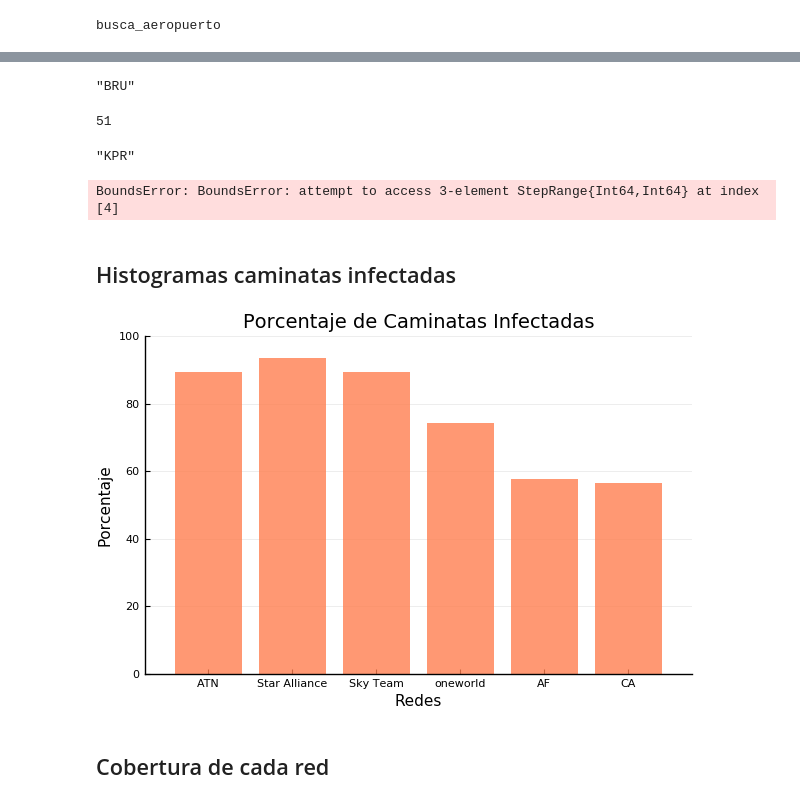
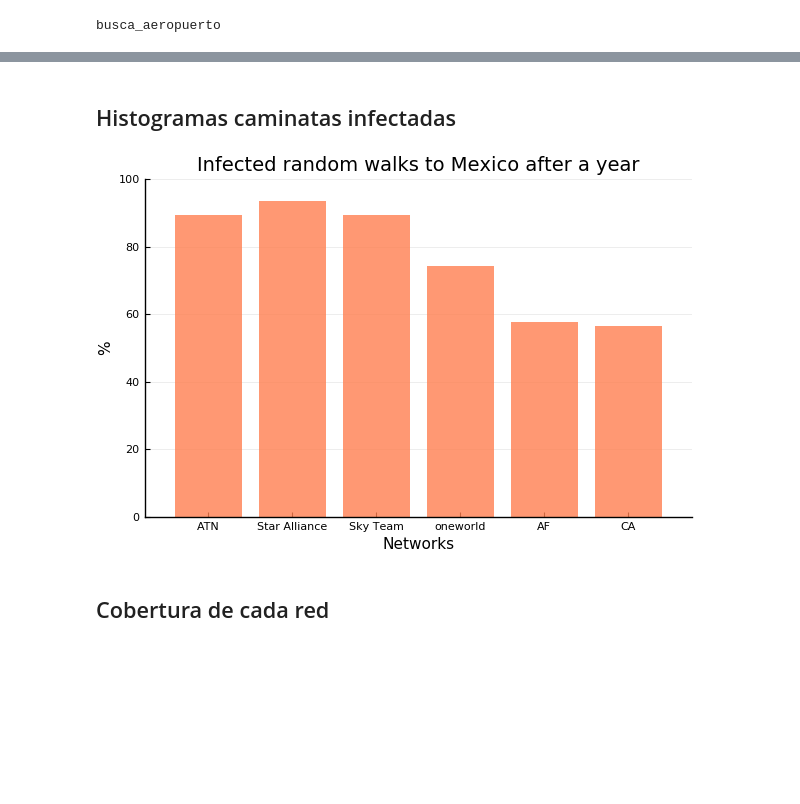
Before and after one commit to Yuriyama/Coronavirus, a Jupyter notebook: Graficas.ipynb, the cells around one changed output, grey strips where cells are left out. Drawn from its saved outputs; the diff is of its cells as text; code cells hidden in the pictures; blank space fills up the shorter version.

```diff
--- a/Graficas.ipynb
+++ b/Graficas.ipynb
@@ -380,5 +238,0 @@ DMS
-# %%
-x = collect(0:1:1000)
-y = DMS
-df = hcat(x,y)
-df = convert(DataFrame, df)
@@ -594,5 +238,0 @@ DMS2
-# %%
-x = collect(0:1:1000)
-y = DMS2
-df2 = hcat(x,y)
-df2 = convert(DataFrame, df2)
@@ -1016,41 +239,23 @@ nn = readdlm("/Users/yuriko/Downloads/codejulia/datart/EU/caminatas/nombres/EU_W
-# %%
-nn[1,101]
-# %% [output]
-"BRU"
-# %%
-findfirst(x -> x == " ", nn[2,:])
-# %% [output]
-51
-# %%
-nn[2,50]
-# %% [output]
-"KPR"
-# %%
-bh=1:100:236
-bh[4]
-# %% [output]
-BoundsError: BoundsError: attempt to access 3-element StepRange{Int64,Int64} at index [4]
 # %% [markdown]
 ## Histogramas caminatas infectadas
 # %%
 #Airlines porcentaje_WUH_inf_MX
-aerolineas_inf = ["ATN", "Star Alliance", "Sky Team", "oneworld", "AF", "CA"]
+
+red_inf = ["ATN", "Star Alliance", "Sky Team", "oneworld", "AF", "CA"]
 porcentaje_inf = [89.4, 93.6, 89.3, 74.4, 57.7, 56.6]
 
-graph = bar(aerolineas_inf, porcentaje_inf,
+graph = Plots.bar(red_inf, porcentaje_inf,
     fillcolor = :coral,
     alpha = 0.8,
     grid = :y,
-    #markersize = 3,
     linealpha = 0,
-    title = "Porcentaje de Caminatas Infectadas",
-    xlabel = "Redes",
-    ylabel = "Porcentaje",
+    title = "Infected random walks to Mexico after a year",
+    xlabel = "Networks",
+    ylabel = "%",
     legend = :none,
-    #xlims = (-10,250), #obtener límites
-    ylims = (0,100)) #obtener límites
+    ylims = (0,100))
 # %% [output]
-[figure, old version]
+[figure, new version]
 # %% [markdown]
 ## Cobertura de cada red
 # %%
```
Also changed, not shown: parts of 86 cells of this notebook, 1 other file.
